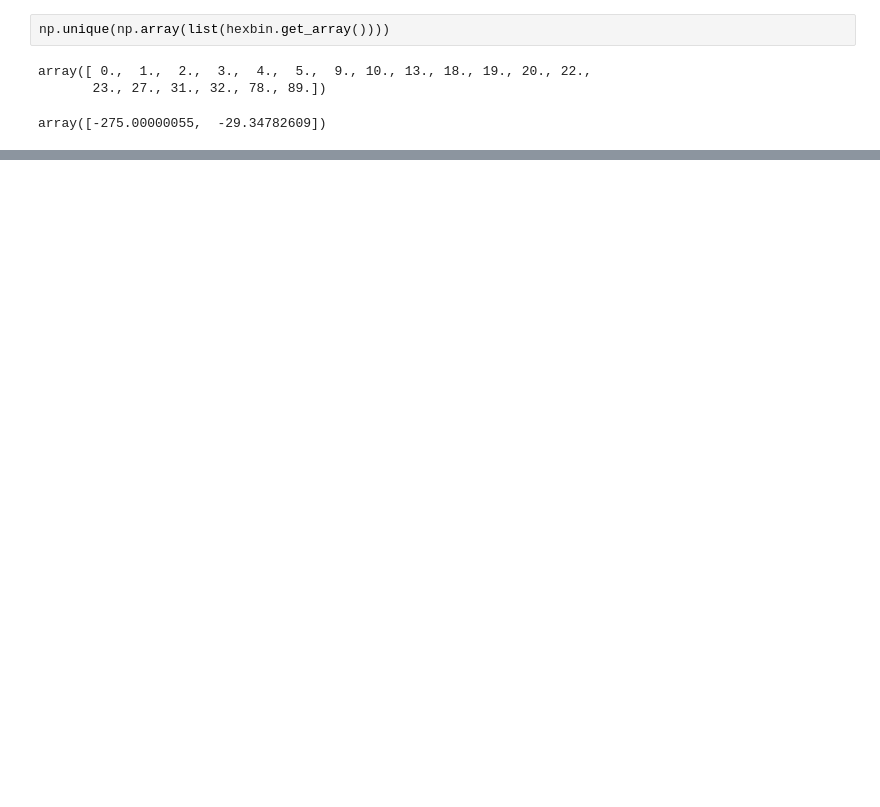
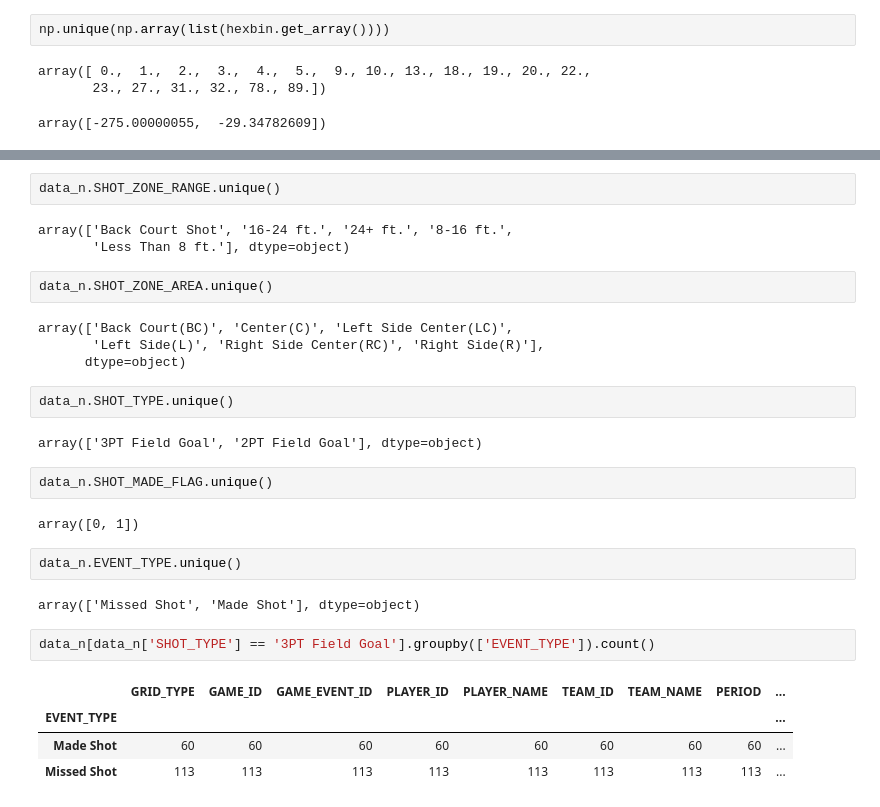
Before and after one commit to ChiehYuu/DataMining, a Jupyter notebook: NBA_data_mining/test.ipynb, the cells around one changed output, grey strips where cells are left out. Drawn from its saved outputs; the diff is of its cells as text; blank space fills up the shorter version.

```diff
--- a/NBA_data_mining/test.ipynb
+++ b/NBA_data_mining/test.ipynb
@@ -463,0 +599,30 @@ NameError: name 'draw_court' is not defined
+# %%
+data_n.SHOT_ZONE_RANGE.unique()
+# %% [output]
+array(['Back Court Shot', '16-24 ft.', '24+ ft.', '8-16 ft.',
+       'Less Than 8 ft.'], dtype=object)
+# %%
+data_n.SHOT_ZONE_AREA.unique()
+# %% [output]
+array(['Back Court(BC)', 'Center(C)', 'Left Side Center(LC)',
+       'Left Side(L)', 'Right Side Center(RC)', 'Right Side(R)'],
+      dtype=object)
+# %%
+data_n.SHOT_TYPE.unique()
+# %% [output]
+array(['3PT Field Goal', '2PT Field Goal'], dtype=object)
+# %%
+data_n.SHOT_MADE_FLAG.unique()
+# %% [output]
+array([0, 1])
+# %%
+data_n.EVENT_TYPE.unique()
+# %% [output]
+array(['Missed Shot', 'Made Shot'], dtype=object)
+# %%
+data_n[data_n['SHOT_TYPE'] == '3PT Field Goal'].groupby(['EVENT_TYPE']).count()
+# %% [output]
+|  | GRID_TYPE | GAME_ID | GAME_EVENT_ID | PLAYER_ID | PLAYER_NAME | TEAM_ID | TEAM_NAME | PERIOD | ... |
+| EVENT_TYPE |  |  |  |  |  |  |  |  | ... |
+| Made Shot | 60 | 60 | 60 | 60 | 60 | 60 | 60 | 60 | ... |
+| Missed Shot | 113 | 113 | 113 | 113 | 113 | 113 | 113 | 113 | ... |
```
Also changed, not shown: parts of 6 cells of this notebook, 3 other files.
